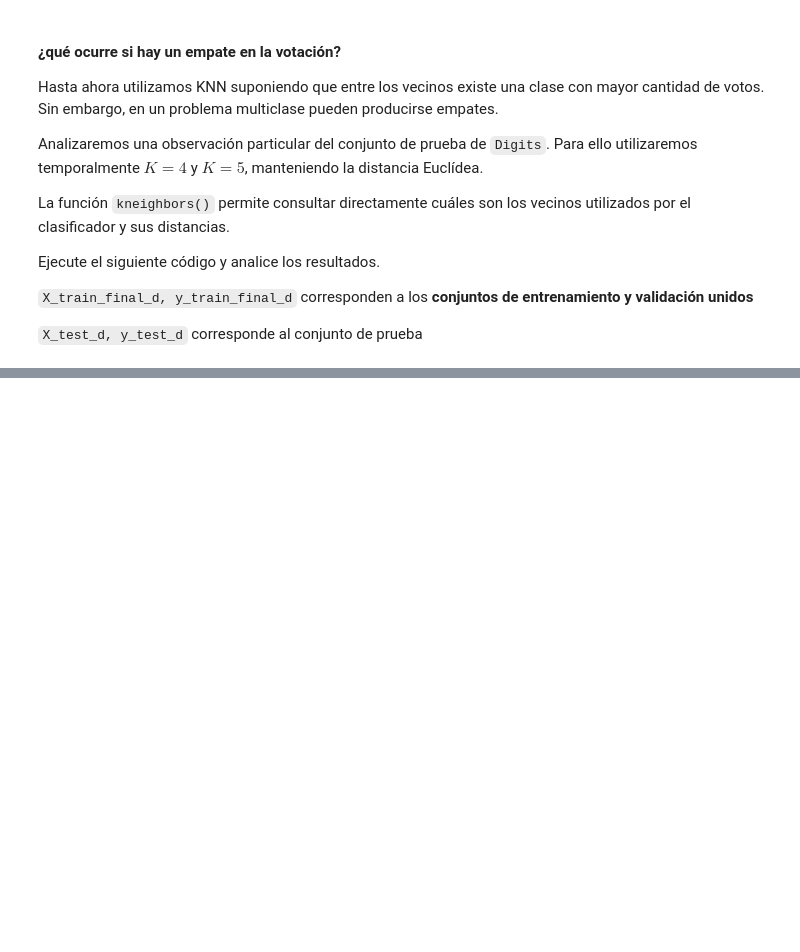
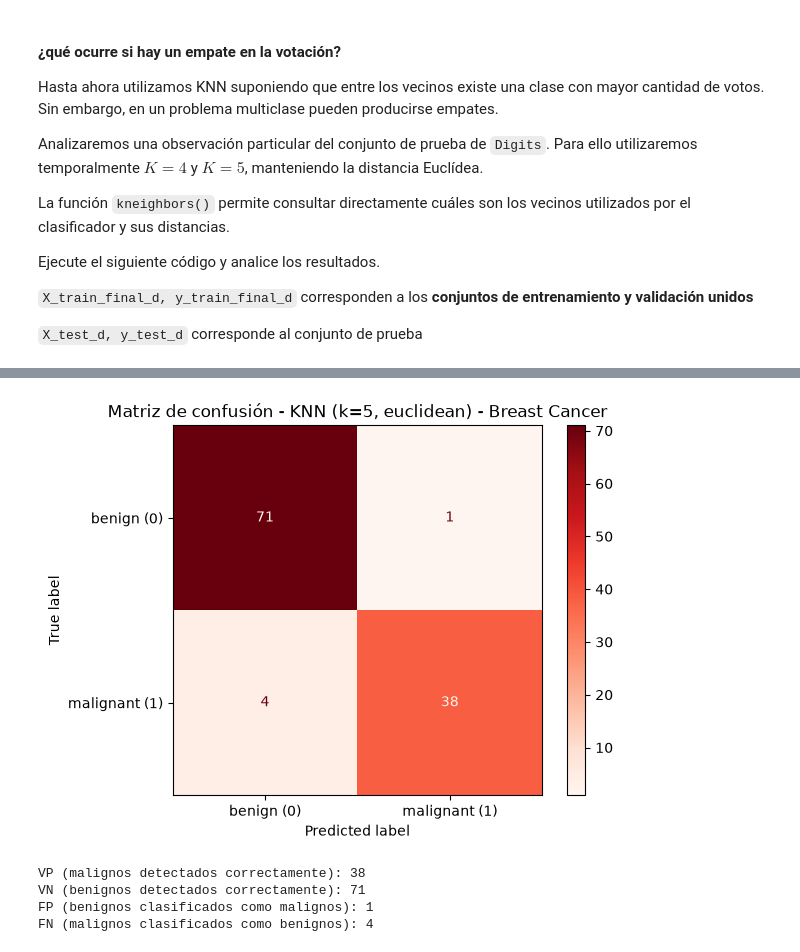
Before and after one commit to LuciaSaravia/Aprendizaje-Automatico, a Jupyter notebook: Actividad5_Clasificación_metricas_grupo_5.ipynb, the cells around one changed output, grey strips where cells are left out. Cells and saved outputs as stored; diff of their text form; code cells hidden in the pictures; blank space fills up the shorter version.

```diff
--- a/Actividad5_Clasificación_metricas_grupo_5.ipynb
+++ b/Actividad5_Clasificación_metricas_grupo_5.ipynb
@@ -424,0 +509,11 @@ plt.show()
+# %%
+cancer = load_breast_cancer(as_frame=True)
+
+X_cancer = cancer.data
+
+# Recodificado para que maligno sea la clase positiva
+y_cancer = (cancer.target == 0).astype(int)
+
+print("Positive class: malignant = 1")
+print("Negative class: benign = 0")
+print(y_cancer.value_counts().sort_index())
@@ -424,0 +544,14 @@ plt.show()
+# %%
+# Separamos entrenamiento (80%) y prueba (20%), manteniendo la proporción de clases
+X_train_c, X_test_c, y_train_c, y_test_c = train_test_split(
+    X_cancer, y_cancer, test_size=0.20, random_state=42, stratify=y_cancer
+)
+
+# Pipeline: escalamos los atributos y después aplicamos KNN con k=5 y distancia euclídea
+pipeline_cancer = Pipeline([
+    ("scaler", StandardScaler()),
+    ("knn", KNeighborsClassifier(n_neighbors=5, metric="euclidean"))
+])
+
+pipeline_cancer.fit(X_train_c, y_train_c)
+y_pred_c = pipeline_cancer.predict(X_test_c)
@@ -424,0 +573,21 @@ plt.show()
+# %%
+matriz_confusion_c = confusion_matrix(y_test_c, y_pred_c)
+
+disp_c = ConfusionMatrixDisplay(confusion_matrix=matriz_confusion_c, display_labels=["benign (0)", "malignant (1)"])
+disp_c.plot(cmap="Reds")
+plt.title("Matriz de confusión - KNN (k=5, euclidean) - Breast Cancer")
+plt.show()
+
+# filas=real, columnas=predicción, y clase positiva = maligno (1):
+# VN está en [0,0], FP en [0,1], FN en [1,0], VP en [1,1]
+VN, FP, FN, VP = matriz_confusion_c.ravel()
+print(f"VP (malignos detectados correctamente): {VP}")
+print(f"VN (benignos detectados correctamente): {VN}")
+print(f"FP (benignos clasificados como malignos): {FP}")
+print(f"FN (malignos clasificados como benignos): {FN}")
+# %% [output]
+[figure, added]
+VP (malignos detectados correctamente): 38
+VN (benignos detectados correctamente): 71
+FP (benignos clasificados como malignos): 1
+FN (malignos clasificados como benignos): 4
```
Also changed, not shown: parts of 29 cells of this notebook.
